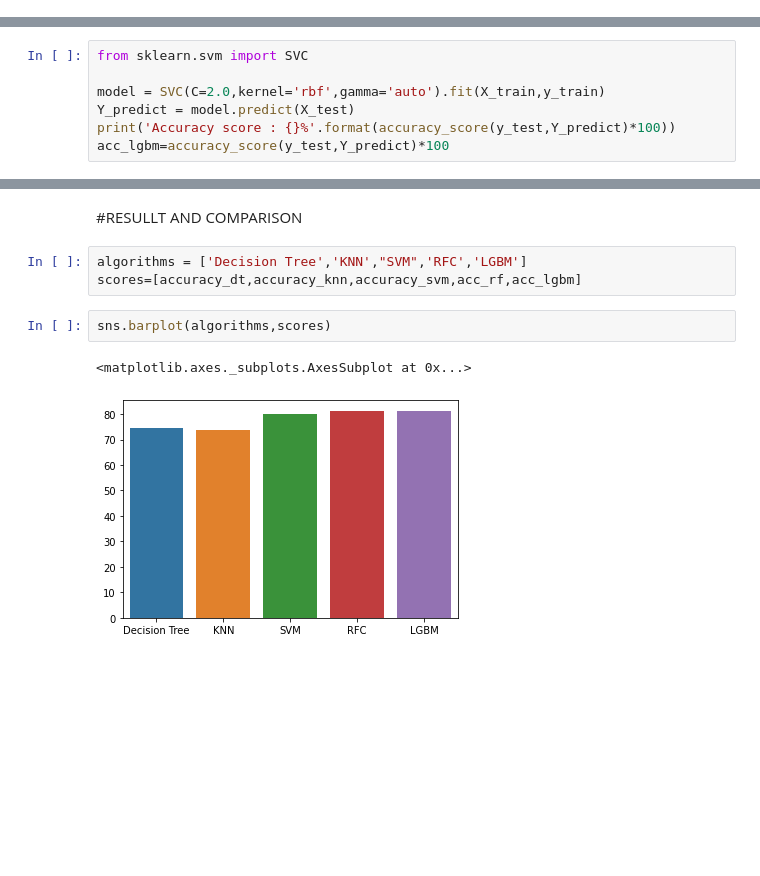
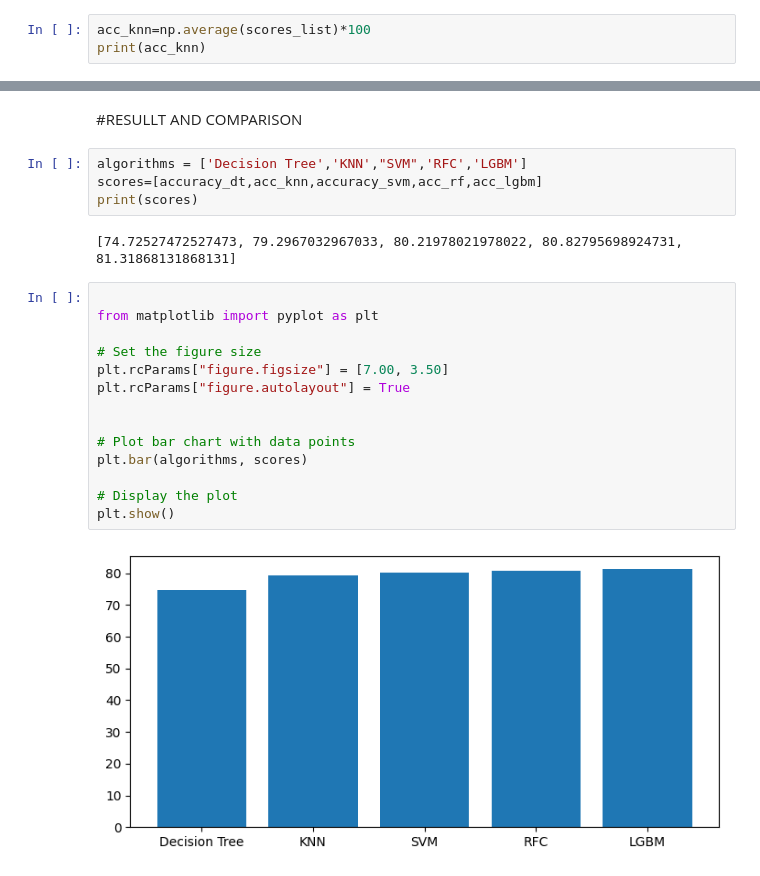
Before and after one commit to TryHardPranjal/Heart-Disease-Prediction, a Jupyter notebook: Heart_Disease_Prediction_V2.ipynb, the cells around one changed output, grey strips where cells are left out. Cells and saved outputs as stored; diff of their text form; blank space fills up the shorter version.

```diff
--- a/Heart_Disease_Prediction_V2.ipynb
+++ b/Heart_Disease_Prediction_V2.ipynb
@@ -449,0 +269,3 @@ scores_list
+# %%
+acc_knn=np.average(scores_list)*100
+print(acc_knn)
@@ -471,7 +316,0 @@ With score :  81.31868131868131
-# %%
-from sklearn.svm import SVC
-
-model = SVC(C=2.0,kernel='rbf',gamma='auto').fit(X_train,y_train)
-Y_predict = model.predict(X_test)
-print('Accuracy score : {}%'.format(accuracy_score(y_test,Y_predict)*100))
-acc_lgbm=accuracy_score(y_test,Y_predict)*100
@@ -529,9 +373,23 @@ print(accuracy_svm)
 #RESULLT AND COMPARISON
 # %%
 algorithms = ['Decision Tree','KNN',"SVM",'RFC','LGBM']
-scores=[accuracy_dt,accuracy_knn,accuracy_svm,acc_rf,acc_lgbm]
+scores=[accuracy_dt,acc_knn,accuracy_svm,acc_rf,acc_lgbm]
+print(scores)
+# %% [output]
+[74.72527472527473, 79.2967032967033, 80.21978021978022, 80.82795698924731, 81.31868131868131]
-# %%
-sns.barplot(algorithms,scores)
-# %% [output]
-<matplotlib.axes._subplots.AxesSubplot at 0x...>
-[figure, removed]
+# %%
+
+from matplotlib import pyplot as plt
+
+# Set the figure size
+plt.rcParams["figure.figsize"] = [7.00, 3.50]
+plt.rcParams["figure.autolayout"] = True
+
+
+# Plot bar chart with data points
+plt.bar(algorithms, scores)
+
+# Display the plot
+plt.show()
+# %% [output]
+[figure, added]
```
Also changed, not shown: parts of 30 cells of this notebook.
